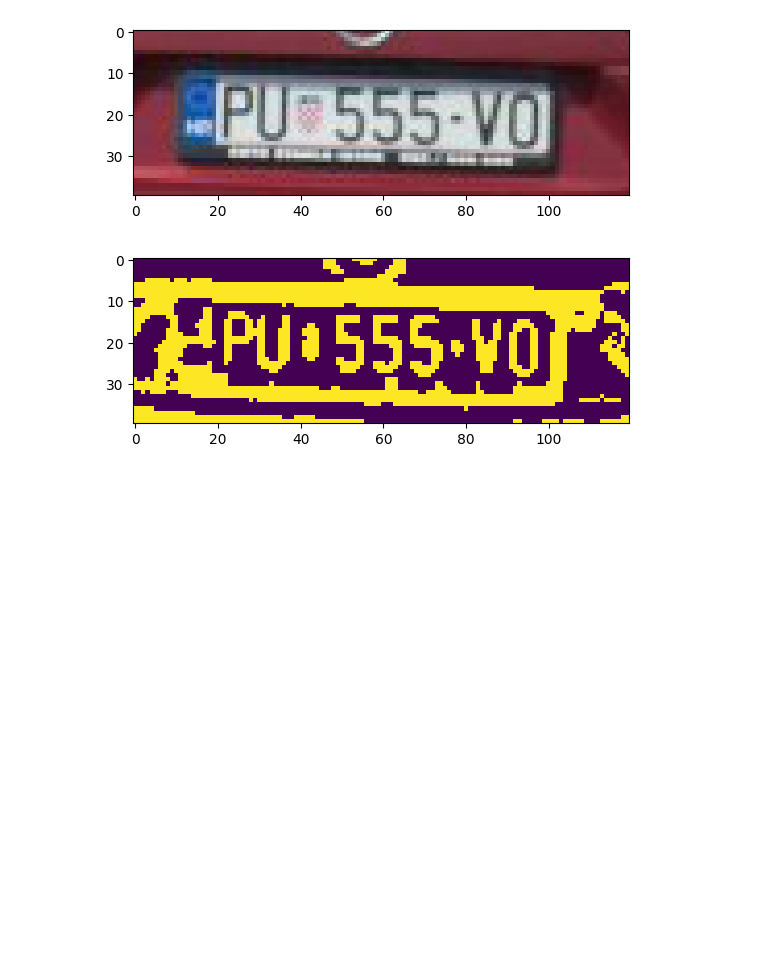
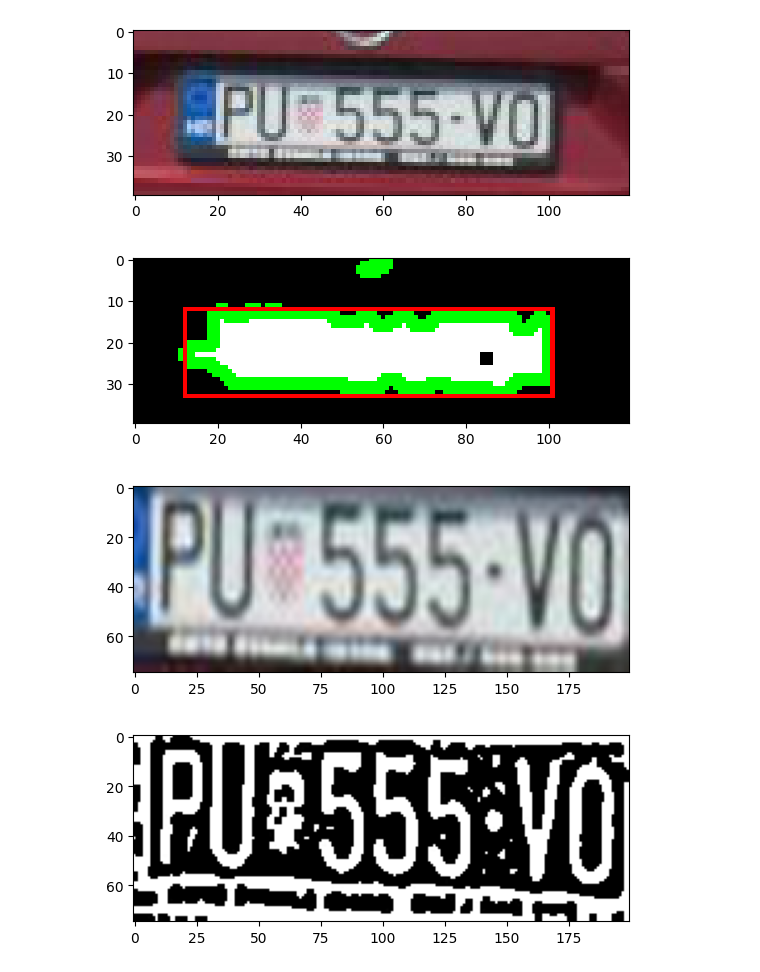
Before and after one commit to babe1304/RegistrationRecognition, a Jupyter notebook: data_preparation.ipynb, the cells around one changed output. Drawn from its saved outputs; the diff is of its cells as text; code cells hidden in the pictures; blank space fills up the shorter version.

```diff
--- a/data_preparation.ipynb
+++ b/data_preparation.ipynb
@@ -31,25 +41,52 @@ show_img(plate_imgs[0])
 # %% [output]
 [figure]
 [figure]
-# %%
-image = plate_imgs[0]
-
-# Konvertovanje slike u sivi nivo
-gray = cv2.cvtColor(image, cv2.COLOR_BGR2GRAY)
-
-# Primena Gaussian blur-a
-blurred = cv2.GaussianBlur(gray, (5, 5), 0)
-
-# Primena adaptivnog thresholding-a
-thresh = cv2.adaptiveThreshold(blurred, 255, cv2.ADAPTIVE_THRESH_GAUSSIAN_C, cv2.THRESH_BINARY_INV, 11, 2)
-
-# Definisanje kernel-a za morfološke operacije
-kernel = cv2.getStructuringElement(cv2.MORPH_RECT, (3, 3))
-
-# Primena dilatacije i erozije
-dilated = cv2.dilate(thresh, kernel, iterations=1)
-eroded = cv2.erode(dilated, kernel, iterations=1)
-
-show_img(thresh)
-# %% [output]
-[figure, removed]
+# %%
+import skimage.filters
+
+def enhance_image(image):
+    gray = cv2.cvtColor(image, cv2.COLOR_BGR2GRAY)
+    blurred = cv2.GaussianBlur(gray, (5, 5), 0)
+    adaptive_thresh = cv2.adaptiveThreshold(blurred, 255,
+                                            cv2.ADAPTIVE_THRESH_GAUSSIAN_C,
+                                            cv2.THRESH_BINARY_INV, 11, 2)
+    kernel = np.ones((3, 3), np.uint8)
+    morphed = cv2.morphologyEx(adaptive_thresh, cv2.MORPH_CLOSE, kernel)
+    bilateral_filtered = cv2.bilateralFilter(morphed, 9, 75, 75)
+    kernel_sharpening = np.array([[-1, -1, -1],
+                                  [-1,  9, -1],
+                                  [-1, -1, -1]])
+    sharpened = cv2.filter2D(bilateral_filtered, -1, kernel_sharpening)
+    return sharpened
+
+def segment_plate(image):
+    gray = cv2.cvtColor(image, cv2.COLOR_BGR2GRAY)
+    gray = cv2.subtract(255, gray)
+    blurred = cv2.GaussianBlur(gray, (5, 5), 0)
+    _, thresh = cv2.threshold(blurred, 128, 255, cv2.THRESH_BINARY_INV)
+    kernel = cv2.getStructuringElement(cv2.MORPH_RECT, (3, 3))
+    dilated = cv2.dilate(thresh, kernel, iterations=1)
+    eroded = cv2.erode(dilated, kernel, iterations=1)
+    contours, _ = cv2.findContours(eroded, cv2.RETR_EXTERNAL, cv2.CHAIN_APPROX_SIMPLE)
+
+    contour_image = cv2.cvtColor(eroded, cv2.COLOR_GRAY2BGR)
+    cv2.drawContours(contour_image, contours, -1, (0, 255, 0), 2)
+
+    # Find the largest contour
+    max_contour = max(contours, key=cv2.contourArea)
+
+    x, y, w, h = cv2.boundingRect(max_contour)
+    cv2.rectangle(contour_image, (x, y), (x+w, y+h), (255, 0, 0), 1)
+    plate = image[y:y+h, x+5:x+w]
+    show_img(contour_image)
+    resized = cv2.resize(plate, (200, 75), interpolation=cv2.INTER_CUBIC)
+    return resized
+
+segmented = segment_plate(plate_imgs[0])
+show_img(segmented)
+sharp = enhance_image(segmented)
+show_img(sharp)
+# %% [output]
+[figure, added]
+[figure, added]
+[figure, added]
```
Also changed, not shown: parts of 6 cells of this notebook, 4 other files.
